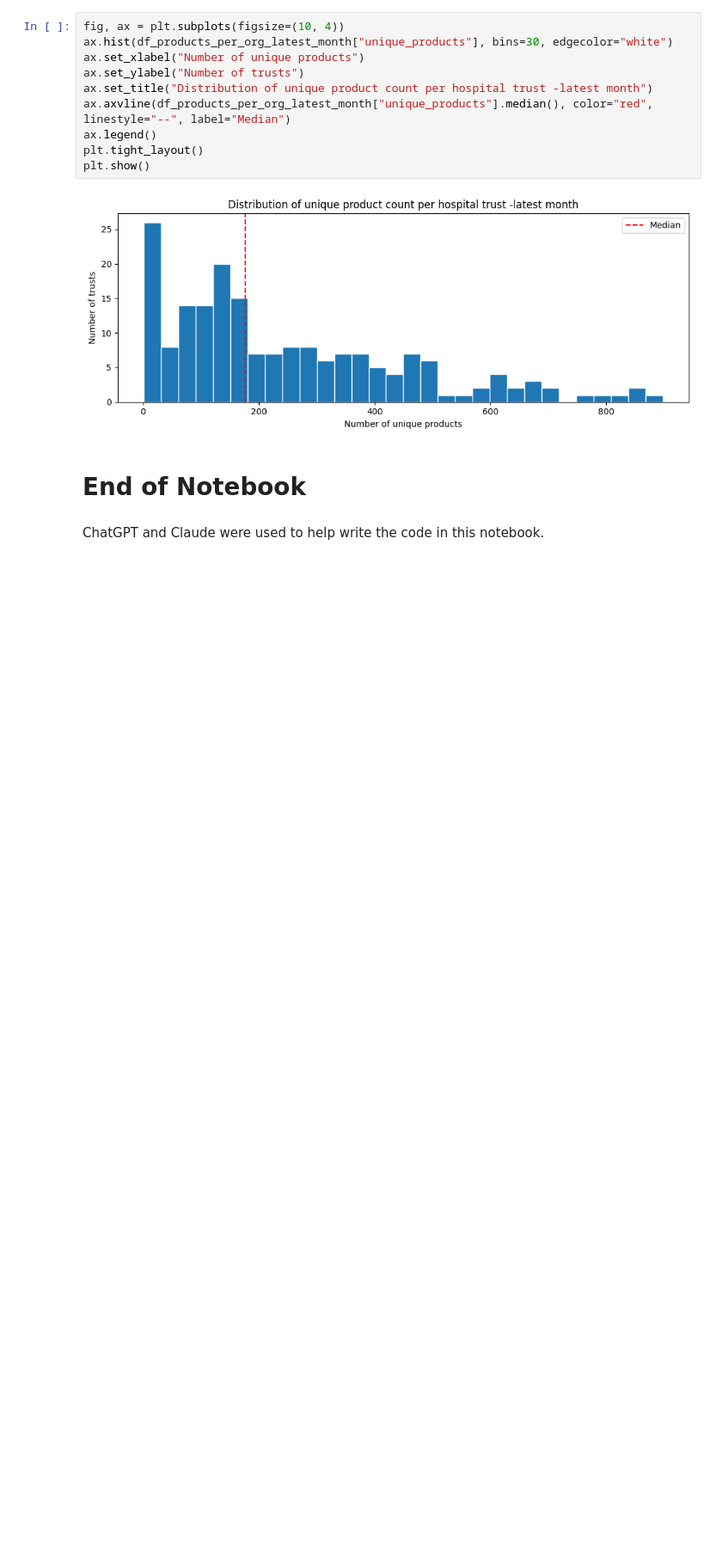
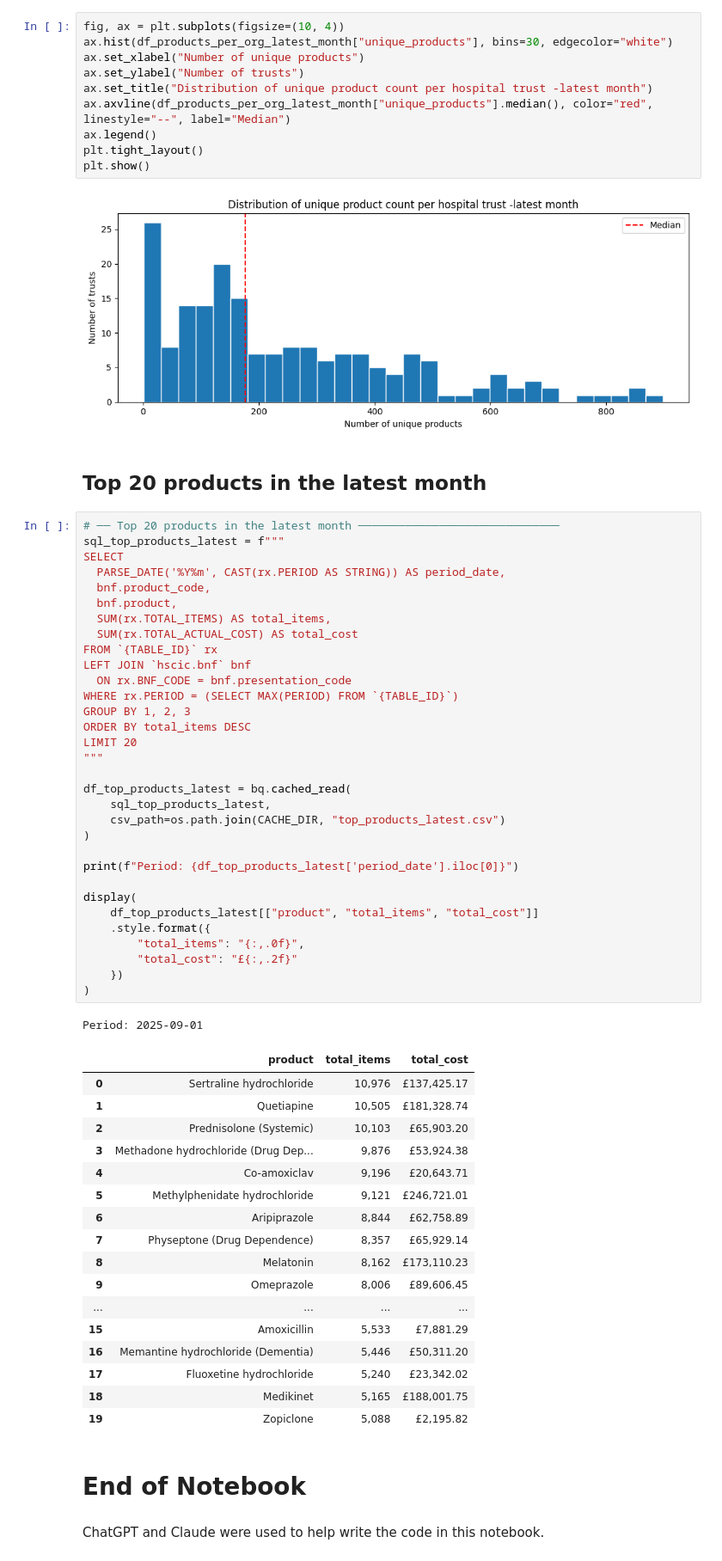
Before and after one commit to ebmdatalab/prescribing-notebooks, a Jupyter notebook: notebooks/hospital_community_rx_overview-v2.ipynb, the cells around one changed output. Shown at 86% size. Cells and saved outputs as stored; diff of their text form; blank space fills up the shorter version.

```diff
--- a/notebooks/hospital_community_rx_overview-v2.ipynb
+++ b/notebooks/hospital_community_rx_overview-v2.ipynb
@@ -1330,6 +1330,59 @@ plt.tight_layout()
 plt.show()
 # %% [output]
 [figure]
+# %% [markdown]
+## Top 20 products in the latest month
+# %%
+# ── Top 20 products in the latest month ──────────────────────────────
+sql_top_products_latest = f"""
+SELECT
+  PARSE_DATE('%Y%m', CAST(rx.PERIOD AS STRING)) AS period_date,
+  bnf.product_code,
+  bnf.product,
+  SUM(rx.TOTAL_ITEMS) AS total_items,
+  SUM(rx.TOTAL_ACTUAL_COST) AS total_cost
+FROM `{TABLE_ID}` rx
+LEFT JOIN `hscic.bnf` bnf
+  ON rx.BNF_CODE = bnf.presentation_code
+WHERE rx.PERIOD = (SELECT MAX(PERIOD) FROM `{TABLE_ID}`)
+GROUP BY 1, 2, 3
+ORDER BY total_items DESC
+LIMIT 20
+"""
+
+df_top_products_latest = bq.cached_read(
+    sql_top_products_latest,
+    csv_path=os.path.join(CACHE_DIR, "top_products_latest.csv")
+)
+
+print(f"Period: {df_top_products_latest['period_date'].iloc[0]}")
+
+display(
+    df_top_products_latest[["product", "total_items", "total_cost"]]
+    .style.format({
+        "total_items": "{:,.0f}",
+        "total_cost": "£{:,.2f}"
+    })
+)
+# %% [output]
+Period: 2025-09-01
+|  | product | total_items | total_cost |
+| 0 | Sertraline hydrochloride | 10,976 | £137,425.17 |
+| 1 | Quetiapine | 10,505 | £181,328.74 |
+| 2 | Prednisolone (Systemic) | 10,103 | £65,903.20 |
+| 3 | Methadone hydrochloride (Drug Dep... | 9,876 | £53,924.38 |
+| 4 | Co-amoxiclav | 9,196 | £20,643.71 |
+| 5 | Methylphenidate hydrochloride | 9,121 | £246,721.01 |
+| 6 | Aripiprazole | 8,844 | £62,758.89 |
+| 7 | Physeptone (Drug Dependence) | 8,357 | £65,929.14 |
+| 8 | Melatonin | 8,162 | £173,110.23 |
+| 9 | Omeprazole | 8,006 | £89,606.45 |
+| ... | ... | ... | ... |
+| 15 | Amoxicillin | 5,533 | £7,881.29 |
+| 16 | Memantine hydrochloride (Dementia) | 5,446 | £50,311.20 |
+| 17 | Fluoxetine hydrochloride | 5,240 | £23,342.02 |
+| 18 | Medikinet | 5,165 | £188,001.75 |
+| 19 | Zopiclone | 5,088 | £2,195.82 |
 # %% [markdown]
 # End of Notebook
 # %% [markdown]
```
Also changed, not shown: parts of 10 cells of this notebook, 12 other files.
